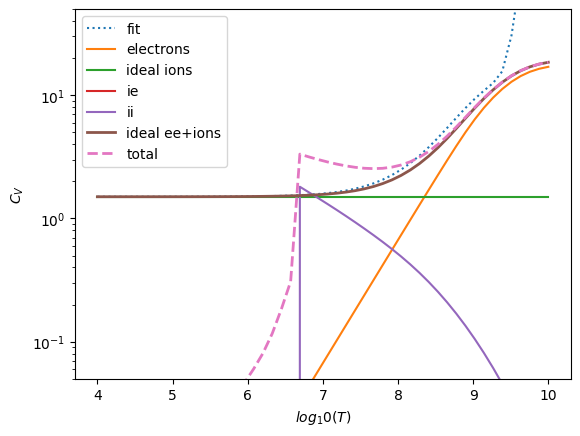
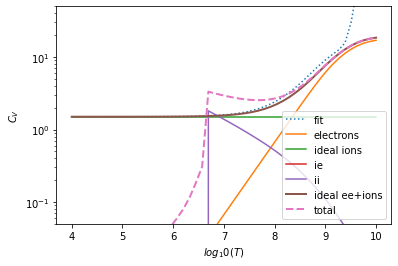
Unified diff of the notebook cell whose output changed from the first chart to the second:
--- before
+++ after
@@ -1,2 +1,4 @@
+fig= plt.figure(figsize=(8,5))
+
 plt.plot( Tpon_dat, cv_dat, ls=":",label="fit")
 plt.plot( Tpon_dat, Cve , label="electrons")

Commit: new